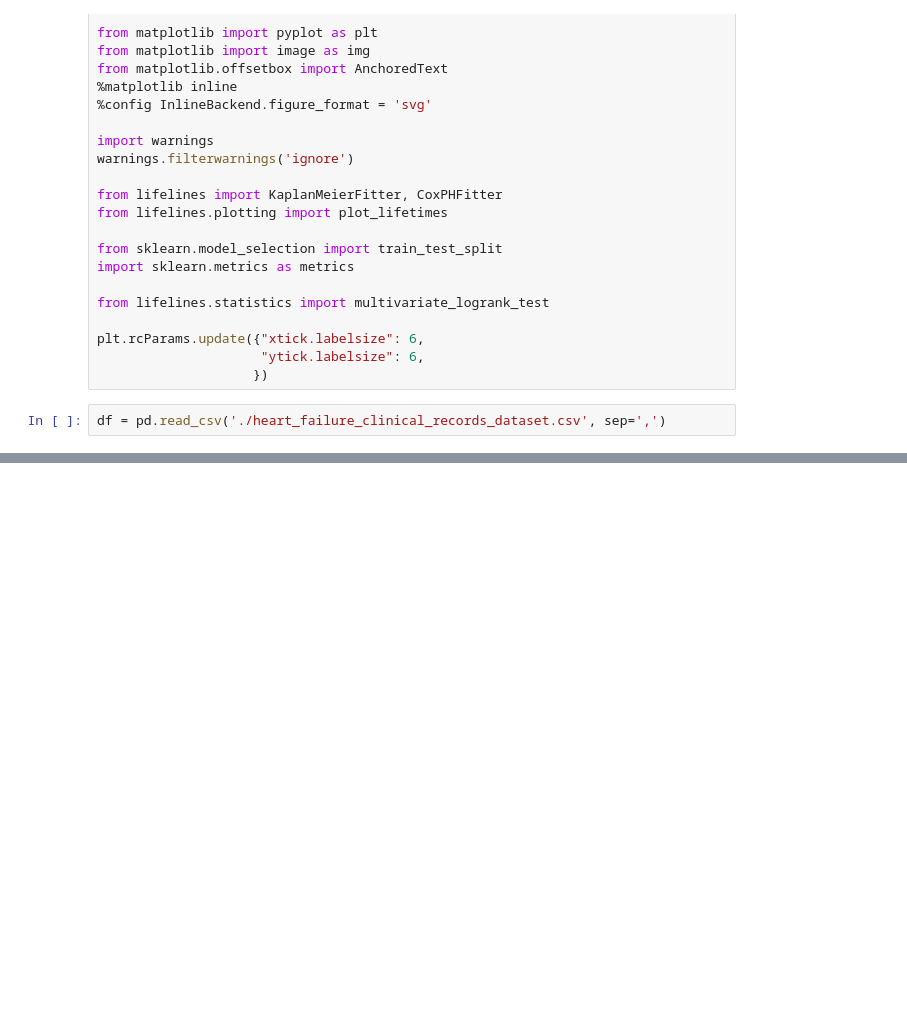
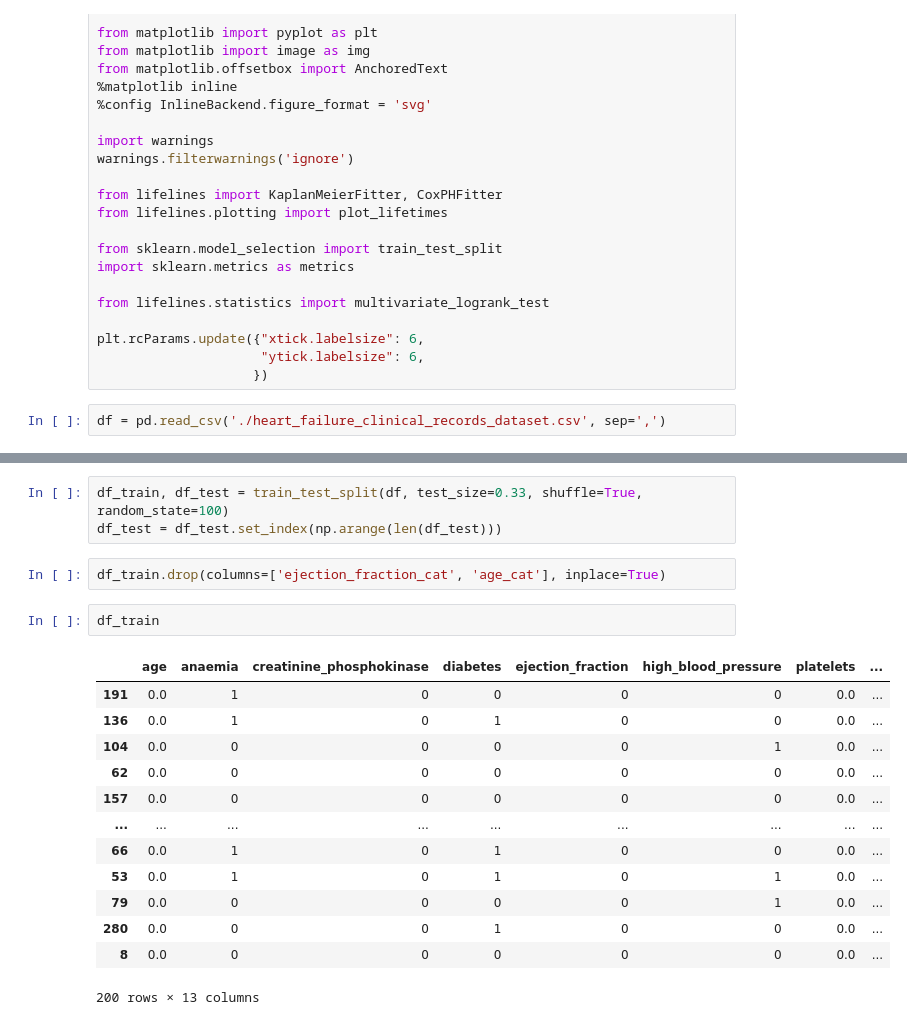
Before and after one commit to Andrey1Ermak/DataScience, a Jupyter notebook: Heart failure clinical records dataset/heart_failure_death_prediction.ipynb, the cells around one changed output, grey strips where cells are left out. Saved outputs shown, nothing was run; the diff lists cells and outputs as text; blank space fills up the shorter version.

```diff
--- a/Heart failure clinical records dataset/heart_failure_death_prediction.ipynb
+++ b/Heart failure clinical records dataset/heart_failure_death_prediction.ipynb
@@ -154,3 +186,24 @@ fig.subplots_adjust(wspace = 0.1)
 plt.show()
 # %% [output]
 [drawing not drawn]
+# %%
+df_train, df_test = train_test_split(df, test_size=0.33, shuffle=True, random_state=100)
+df_test = df_test.set_index(np.arange(len(df_test)))
+# %%
+df_train.drop(columns=['ejection_fraction_cat', 'age_cat'], inplace=True)
+# %%
+df_train
+# %% [output]
+|  | age | anaemia | creatinine_phosphokinase | diabetes | ejection_fraction | high_blood_pressure | platelets | ... |
+| 191 | 0.0 | 1 | 0 | 0 | 0 | 0 | 0.0 | ... |
+| 136 | 0.0 | 1 | 0 | 1 | 0 | 0 | 0.0 | ... |
+| 104 | 0.0 | 0 | 0 | 0 | 0 | 1 | 0.0 | ... |
+| 62 | 0.0 | 0 | 0 | 0 | 0 | 0 | 0.0 | ... |
+| 157 | 0.0 | 0 | 0 | 0 | 0 | 0 | 0.0 | ... |
+| ... | ... | ... | ... | ... | ... | ... | ... | ... |
+| 66 | 0.0 | 1 | 0 | 1 | 0 | 0 | 0.0 | ... |
+| 53 | 0.0 | 1 | 0 | 1 | 0 | 1 | 0.0 | ... |
+| 79 | 0.0 | 0 | 0 | 0 | 0 | 1 | 0.0 | ... |
+| 280 | 0.0 | 0 | 0 | 1 | 0 | 0 | 0.0 | ... |
+| 8 | 0.0 | 0 | 0 | 0 | 0 | 0 | 0.0 | ... |
+200 rows × 13 columns
```
Also changed, not shown: parts of 21 cells of this notebook, 16 other files.
